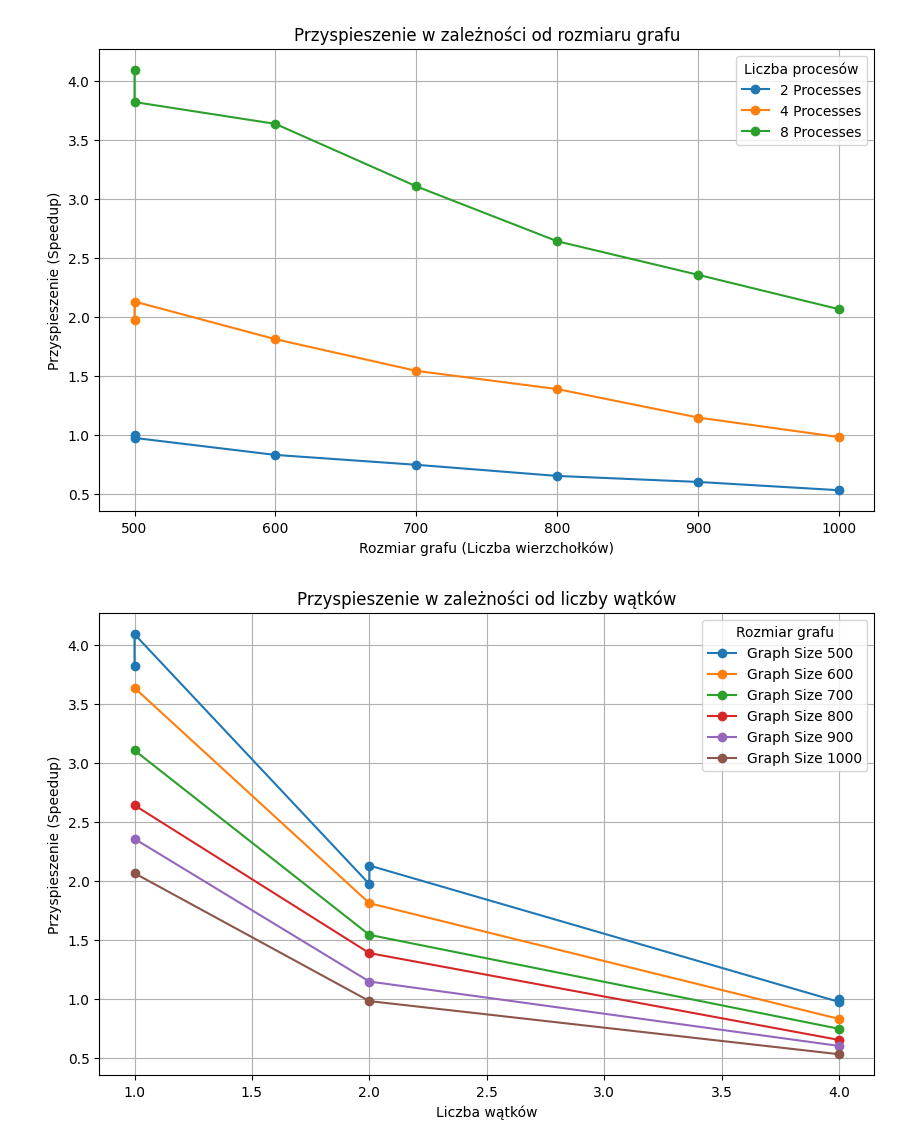
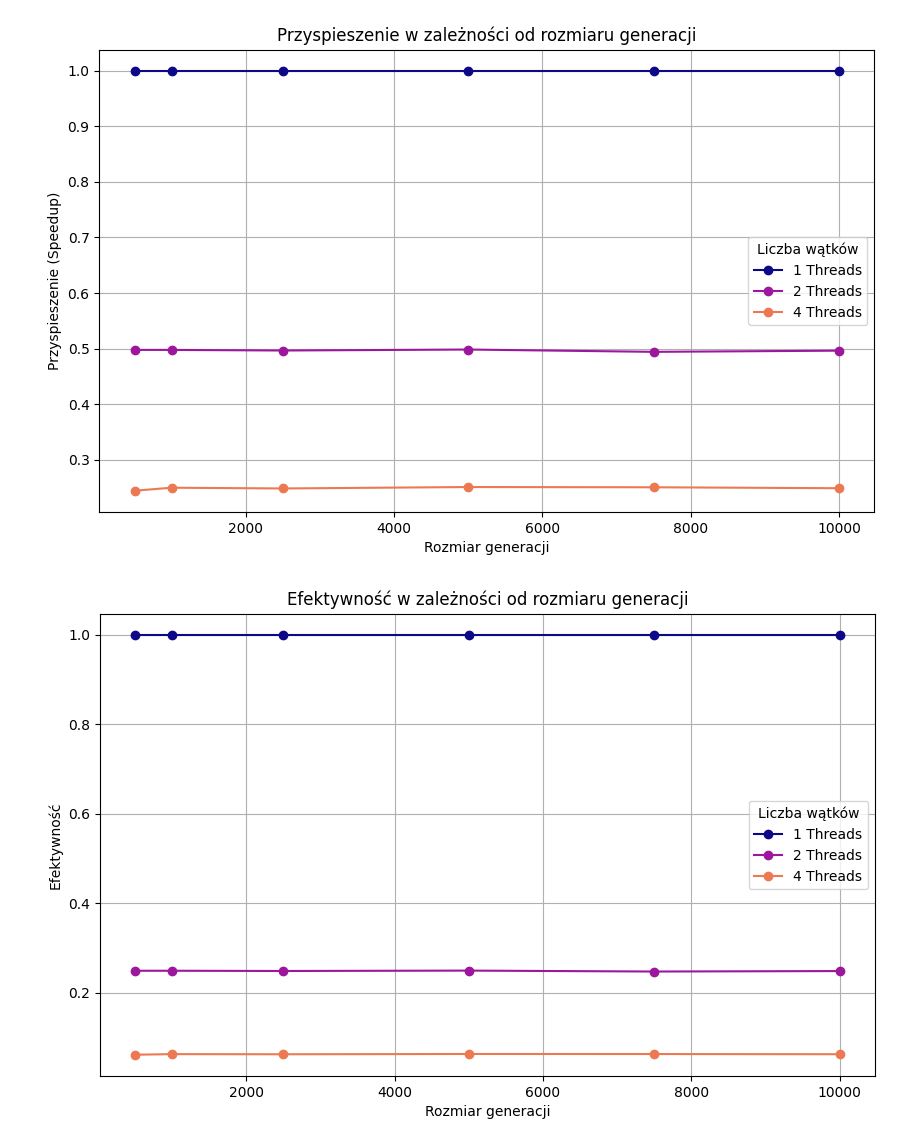
Before and after one commit to viceversaa/OWW2_badania, a Jupyter notebook: badania.ipynb, the cells around one changed output. Saved outputs shown, nothing was run; the diff lists cells and outputs as text; code cells hidden in the pictures.

```diff
--- a/badania.ipynb
+++ b/badania.ipynb
@@ -95,56 +66,61 @@ Baseline time for 1 thread: 36909
 # %%
 import pandas as pd
 import matplotlib.pyplot as plt
+import numpy as np
 
 # Wczytanie danych
-df = pd.read_csv("results1.csv")
-print(df.head())
+df = pd.read_csv("results_generation.csv")
 
-# Sortowanie według liczby procesów
-df = df.sort_values(by=["Processes"])
+# Obliczenie wartości referencyjnych T1 (czas dla 8 procesów i 1 wątku) dla każdego rozmiaru generacji
+df_T1 = df[(df["Processes"] == 8) & (df["Threads"] == 1)][["GenerationSize", "ExecutionTime"]]
+df_T1.rename(columns={"ExecutionTime": "T1"}, inplace=True)
 
-# Wyciągnięcie unikalnych wartości liczby procesów
-processes = df["Processes"].unique()
+# Połączenie danych na podstawie GenerationSize, aby dodać kolumnę z czasem referencyjnym T1
+df = df.merge(df_T1, on="GenerationSize", how="left")
 
-# Znalezienie czasu wykonania dla jednego procesu (najmniejszej liczby procesów)
-T1 = df[df["Processes"] == min(processes)]["ExecutionTime"].values[0]
+# Obliczenie przyspieszenia (Speedup) jako stosunek T1 do ExecutionTime
+df["Speedup"] = df["T1"] / df["ExecutionTime"]
 
-# Obliczenie przyspieszenia (Speedup)
-df["Speedup"] = T1 / df["ExecutionTime"]
+# Obliczenie efektywności (Efficiency) jako przyspieszenie podzielone przez liczbę wątków
+df["Efficiency"] = df["Speedup"] / df["Threads"]
 
-# --- Wykres 1: Przyspieszenie w zależności od rozmiaru grafu ---
+# === WYKRES 1: Przyspieszenie w zależności od rozmiaru generacji ===
+plt.figure(figsize=(10, 6))
+cmap = plt.get_cmap("plasma")  # Użycie palety plasma
+for i, threads in enumerate(sorted(df["Threads"].unique())):
+    subset = df[df["Threads"] == threads]
+    plt.plot(subset["GenerationSize"], subset["Speedup"], marker='o', label=f"{threads} Threads", color=cmap(i / len(df["Threads"].unique())))
 
-plt.figure(figsize=(10, 6))
-
-# Rysowanie wykresu przyspieszenia w zależności od rozmiaru grafu dla różnych procesów
-for process in processes:
-    subset = df[df["Processes"] == process]
-    plt.plot(subset["GraphSize"], subset["Speedup"], marker='o', label=f"{process} Processes")
-
-plt.xlabel("Rozmiar grafu (Liczba wierzchołków)")
+plt.xlabel("Rozmiar generacji")
 plt.ylabel("Przyspieszenie (Speedup)")
-plt.title("Przyspieszenie w zależności od rozmiaru grafu")
-plt.legend(title="Liczba procesów")
+plt.title("Przyspieszenie w zależności od rozmiaru generacji")
+plt.legend(title="Liczba wątków")
 plt.grid(True)
-
 plt.show()
 
-# --- Wykres 2: Przyspieszenie w zależności od liczby wątków ---
+# === WYKRES 2: Efektywność w zależności od rozmiaru generacji ===
+plt.figure(figsize=(10, 6))
+for i, threads in enumerate(sorted(df["Threads"].unique())):
+    subset = df[df["Threads"] == threads]
+    plt.plot(subset["GenerationSize"], subset["Efficiency"], marker='o', label=f"{threads} Threads", color=cmap(i / len(df["Threads"].unique())))
 
+plt.xlabel("Rozmiar generacji")
+plt.ylabel("Efektywność")
+plt.title("Efektywność w zależności od rozmiaru generacji")
+plt.legend(title="Liczba wątków")
+plt.grid(True)
+plt.show()
+
+# === WYKRES 3: Czas wykonania w zależności od liczby wątków ===
 plt.figure(figsize=(10, 6))
-
-# Rysowanie wykresów przyspieszenia w zależności od liczby wątków dla różnych rozmiarów grafu
-graph_sizes = df["GraphSize"].unique()
-
-for graph_size in graph_sizes:
-    subset = df[df["GraphSize"] == graph_size]
-    plt.plot(subset["Threads"], subset["Speedup"], marker='o', label=f"Graph Size {graph_size}")
+for i, generation_size in enumerate(sorted(df["GenerationSize"].unique())):
+    subset = df[df["GenerationSize"] == generation_size]
+    plt.plot(subset["Threads"], subset["ExecutionTime"], marker='o', label=f"Generation Size {generation_size}", color=cmap(i / len(df["GenerationSize"].unique())))
 
 plt.xlabel("Liczba wątków")
-plt.ylabel("Przyspieszenie (Speedup)")
-plt.title("Przyspieszenie w zależności od liczby wątków")
-plt.legend(title="Rozmiar grafu")
+plt.ylabel("Czas wykonania (ms)")
+plt.title("Czas wykonania w zależności od liczby wątków")
+plt.legend(title="Rozmiar generacji")
 plt.grid(True)
-
 plt.show()
 # %% [output]
@@ -157,2 +127,2 @@ plt.show()
-[figure, old version]
+[figure, new version]
-[figure, old version]
+[figure, new version]
```
Also changed, not shown: parts of 4 cells of this notebook, 2 other files.
